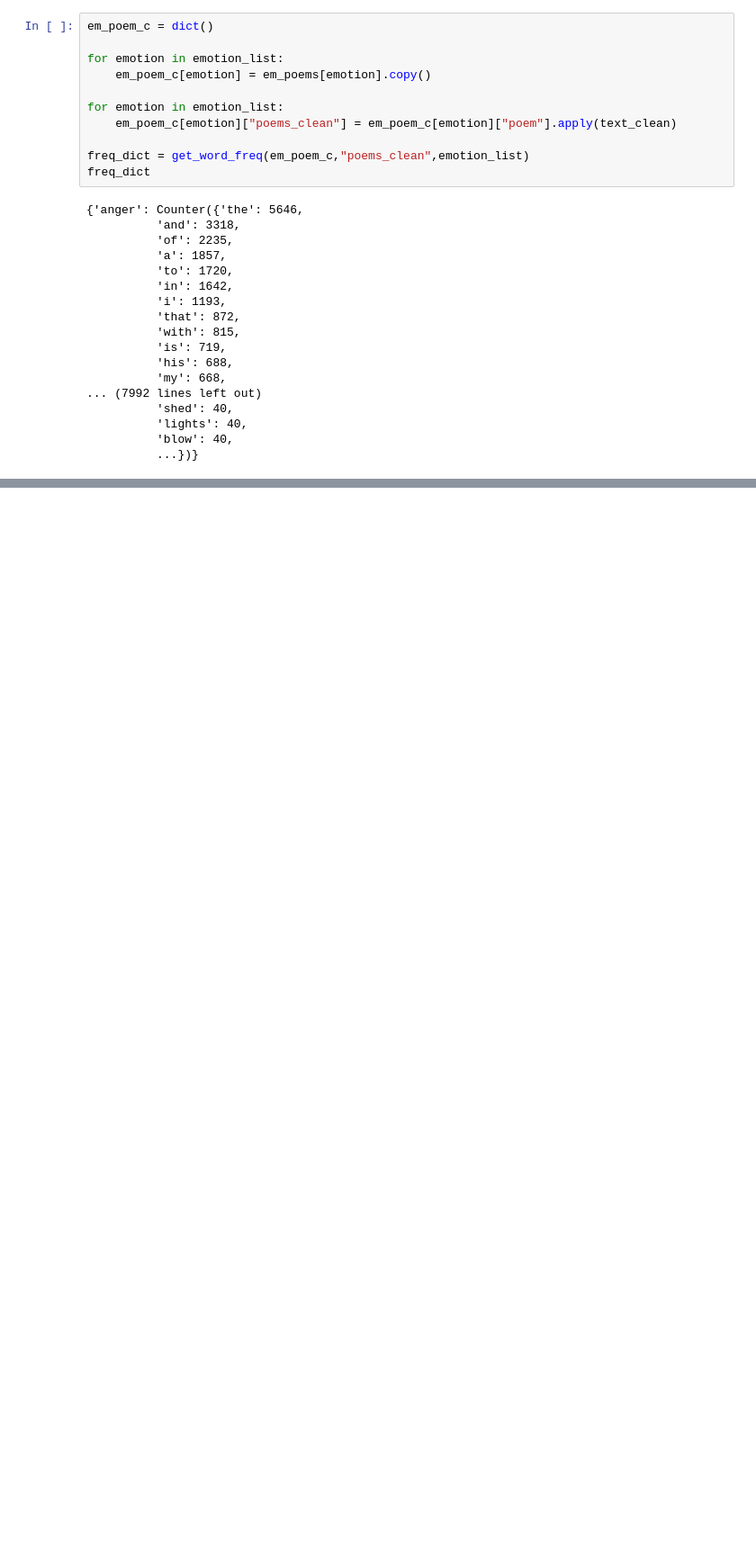
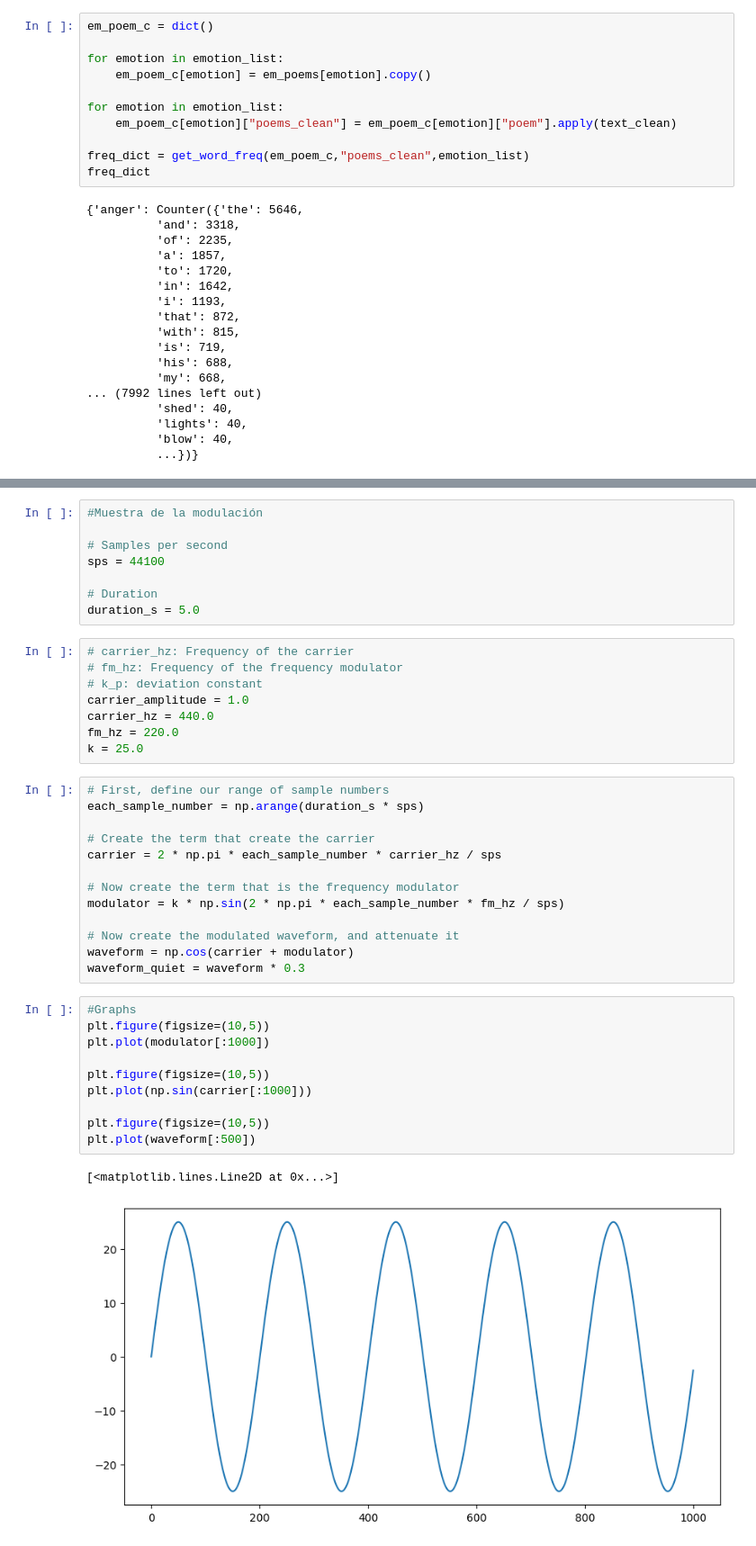
Before and after one commit to jahzeel-ulises/MODULACION, a Jupyter notebook: Palabras.ipynb, the cells around one changed output, grey strips where cells are left out. Shown at 90% size. Saved outputs shown, nothing was run; the diff lists cells and outputs as text; blank space fills up the shorter version.

```diff
--- a/Palabras.ipynb
+++ b/Palabras.ipynb
@@ -429,0 +432,42 @@ words_embbed_fst_info
+# %%
+#Muestra de la modulación
+
+# Samples per second
+sps = 44100
+
+# Duration
+duration_s = 5.0
+# %%
+# carrier_hz: Frequency of the carrier
+# fm_hz: Frequency of the frequency modulator
+# k_p: deviation constant
+carrier_amplitude = 1.0
+carrier_hz = 440.0
+fm_hz = 220.0
+k = 25.0
+# %%
+# First, define our range of sample numbers
+each_sample_number = np.arange(duration_s * sps)
+
+# Create the term that create the carrier
+carrier = 2 * np.pi * each_sample_number * carrier_hz / sps
+
+# Now create the term that is the frequency modulator
+modulator = k * np.sin(2 * np.pi * each_sample_number * fm_hz / sps)
+
+# Now create the modulated waveform, and attenuate it
+waveform = np.cos(carrier + modulator)
+waveform_quiet = waveform * 0.3
+# %%
+#Graphs
+plt.figure(figsize=(10,5))
+plt.plot(modulator[:1000])
+
+plt.figure(figsize=(10,5))
+plt.plot(np.sin(carrier[:1000]))
+
+plt.figure(figsize=(10,5))
+plt.plot(waveform[:500])
+# %% [output]
+[<matplotlib.lines.Line2D at 0x...>]
+[figure, added]
```
Also changed, not shown: parts of 14 cells of this notebook.
